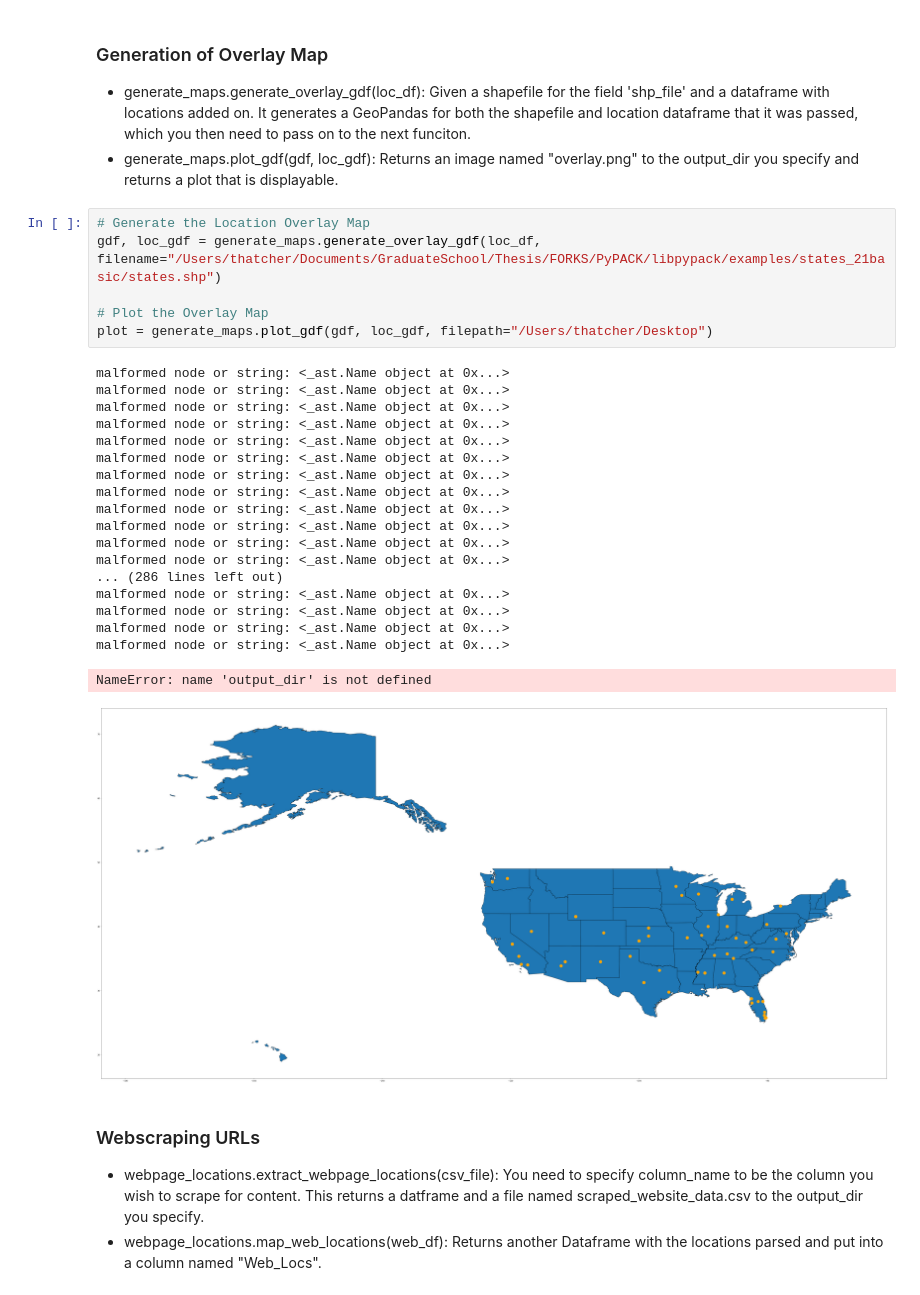
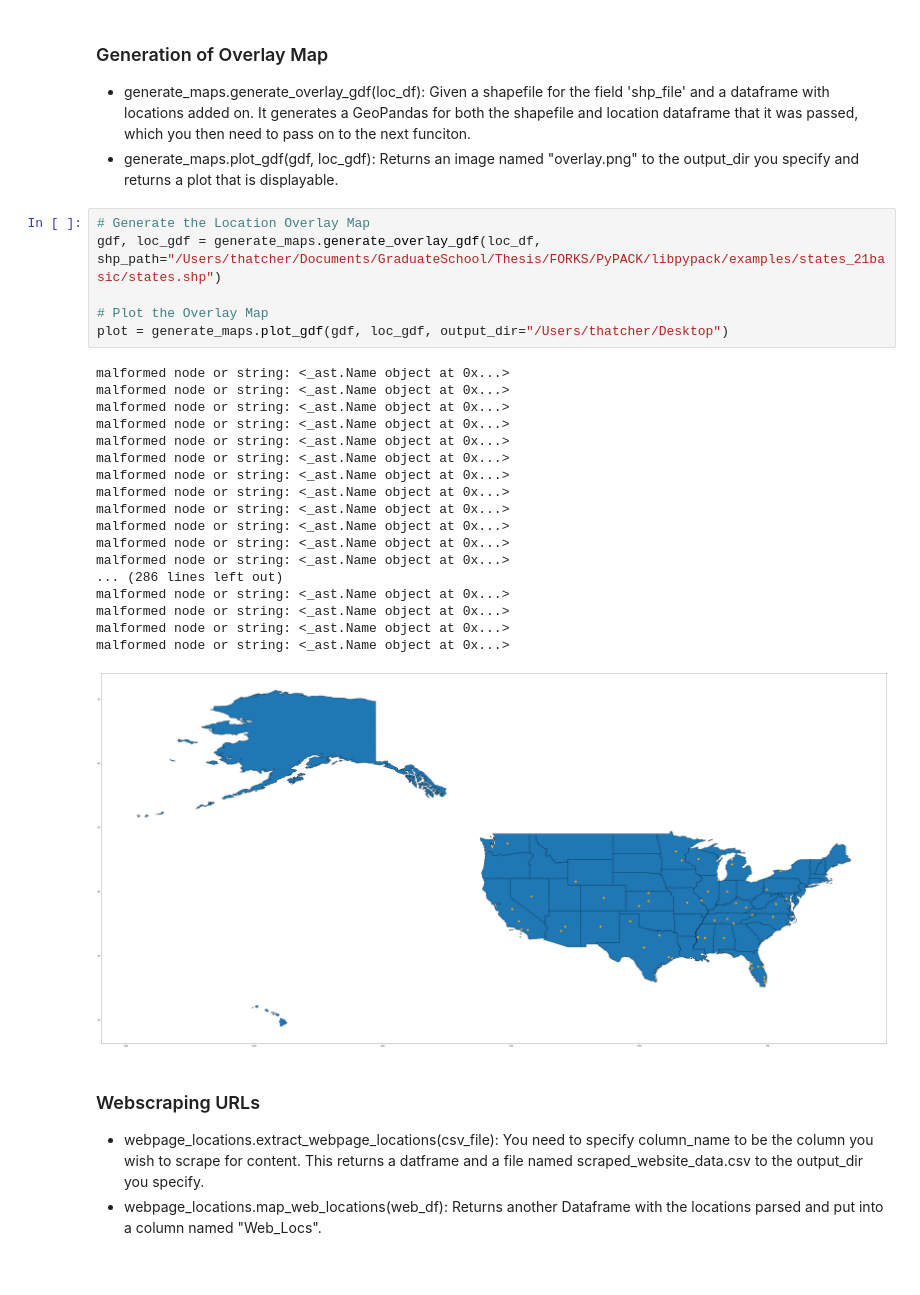
Before and after one commit to CANIS-NAU/PyPACK, a Jupyter notebook: notebooks/PyPACK Walkthrough.ipynb, the cells around one changed output. Saved outputs shown, nothing was run; the diff lists cells and outputs as text.

Commit message:
Update to PyPACK Docker

```diff
--- a/notebooks/PyPACK Walkthrough.ipynb
+++ b/notebooks/PyPACK Walkthrough.ipynb
@@ -95,30 +104,29 @@ plot = choropleth.plot_map(gdf, output_dir="/Users/thatcher/Desktop")
 + generate_maps.plot_gdf(gdf, loc_gdf): Returns an image named "overlay.png" to the output_dir you specify and returns a plot that is displayable.
 # %%
 # Generate the Location Overlay Map
-gdf, loc_gdf = generate_maps.generate_overlay_gdf(loc_df, filename="/Users/thatcher/Documents/GraduateSchool/Thesis/FORKS/PyPACK/libpypack/examples/states_21basic/states.shp")
+gdf, loc_gdf = generate_maps.generate_overlay_gdf(loc_df, shp_path="/Users/thatcher/Documents/GraduateSchool/Thesis/FORKS/PyPACK/libpypack/examples/states_21basic/states.shp")
 
 # Plot the Overlay Map
-plot = generate_maps.plot_gdf(gdf, loc_gdf, filepath="/Users/thatcher/Desktop")
+plot = generate_maps.plot_gdf(gdf, loc_gdf, output_dir="/Users/thatcher/Desktop")
 # %% [output]
 malformed node or string: <_ast.Name object at 0x...>
 malformed node or string: <_ast.Name object at 0x...>
 malformed node or string: <_ast.Name object at 0x...>
 malformed node or string: <_ast.Name object at 0x...>
 malformed node or string: <_ast.Name object at 0x...>
 malformed node or string: <_ast.Name object at 0x...>
 malformed node or string: <_ast.Name object at 0x...>
 malformed node or string: <_ast.Name object at 0x...>
 malformed node or string: <_ast.Name object at 0x...>
 malformed node or string: <_ast.Name object at 0x...>
 malformed node or string: <_ast.Name object at 0x...>
 malformed node or string: <_ast.Name object at 0x...>
 ... (286 lines left out)
 malformed node or string: <_ast.Name object at 0x...>
 malformed node or string: <_ast.Name object at 0x...>
 malformed node or string: <_ast.Name object at 0x...>
 malformed node or string: <_ast.Name object at 0x...>
-NameError: name 'output_dir' is not defined
-[figure, old version]
+[figure, new version]
 # %% [markdown]
 ### Webscraping URLs
 + webpage_locations.extract_webpage_locations(csv_file): You need to specify column_name to be the column you wish to scrape for content. This returns a datframe and a file named scraped_website_data.csv to the output_dir you specify.
```
Also changed, not shown: parts of 4 cells of this notebook, 2 other files.
